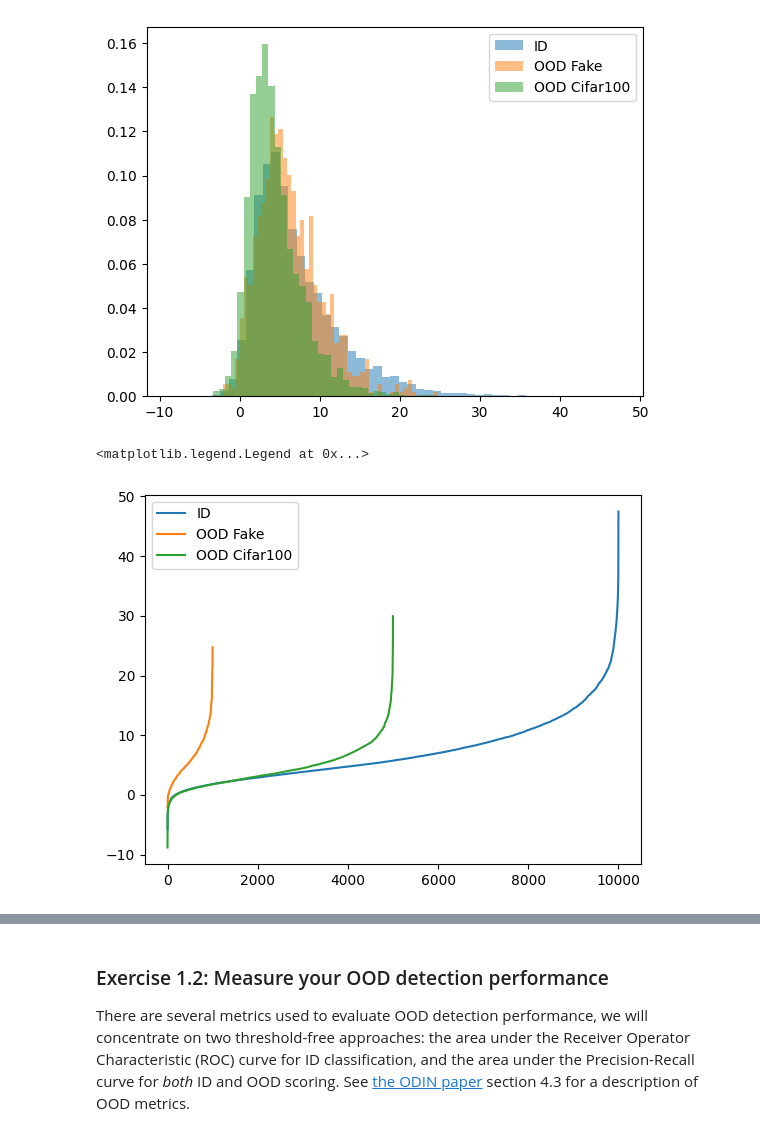
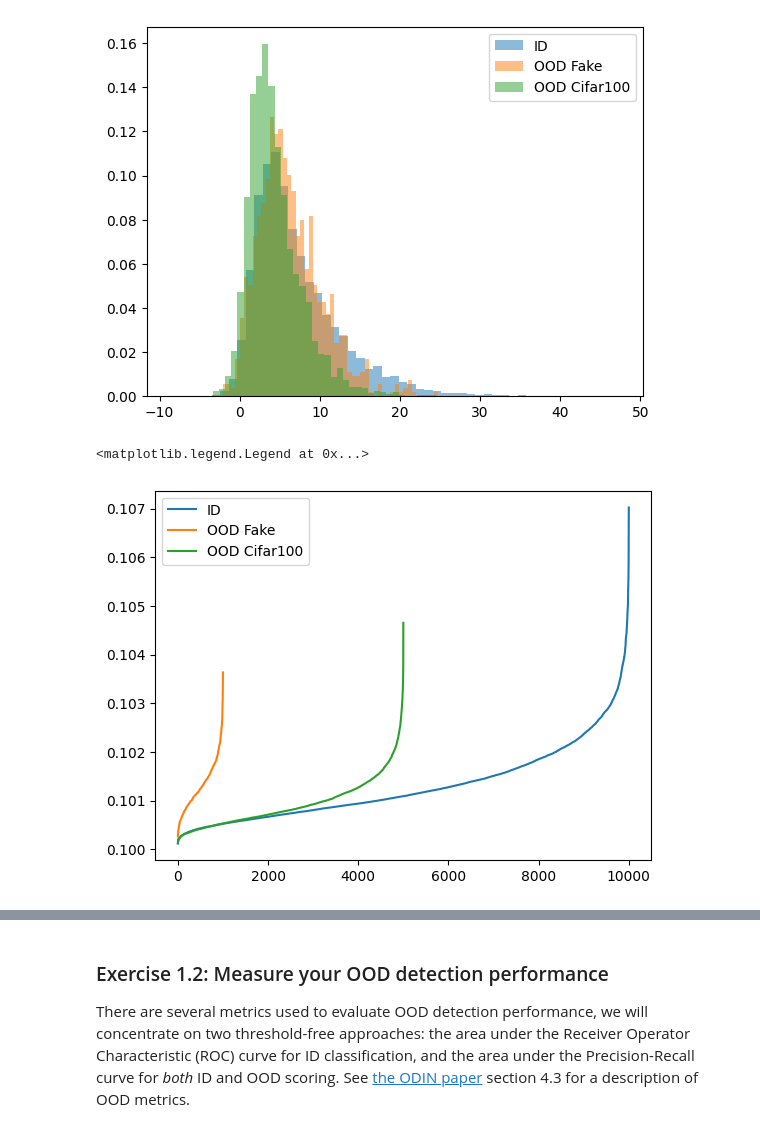
Before and after one commit to Sossio699/DLA, a Jupyter notebook: Lab4/Lab4_OOD.ipynb, the cells around one changed output, grey strips where cells are left out. Cells and saved outputs as stored; diff of their text form; code cells hidden in the pictures.

```diff
--- a/Lab4/Lab4_OOD.ipynb
+++ b/Lab4/Lab4_OOD.ipynb
@@ -309,17 +303,17 @@ plt.legend()
 <matplotlib.legend.Legend at 0x...>
 [figure]
 # %%
-# With max_softamx
+# Scores with max_softamx
 temp = 1000
 scores_test_ms = compute_scores(model, dl_test, lambda l: max_softmax(l, T=temp))
 scores_fake_ms = compute_scores(model, dl_fake, lambda l: max_softmax(l, T=temp))
 scores_fake2_ms = compute_scores(model, dl_cifar100, lambda l: max_softmax(l, T=temp))
 
-plt.plot(sorted(scores_test.detach().cpu()), label='ID')
-plt.plot(sorted(scores_fake.detach().cpu()), label='OOD Fake')
-plt.plot(sorted(scores_fake2.detach().cpu()), label='OOD Cifar100')
+plt.plot(sorted(scores_test_ms.detach().cpu()), label='ID')
+plt.plot(sorted(scores_fake_ms.detach().cpu()), label='OOD Fake')
+plt.plot(sorted(scores_fake2_ms.detach().cpu()), label='OOD Cifar100')
 plt.legend()
 # %% [output]
 <matplotlib.legend.Legend at 0x...>
-[figure, old version]
+[figure, new version]
 # %%
```
Also changed, not shown: parts of 93 cells of this notebook.
